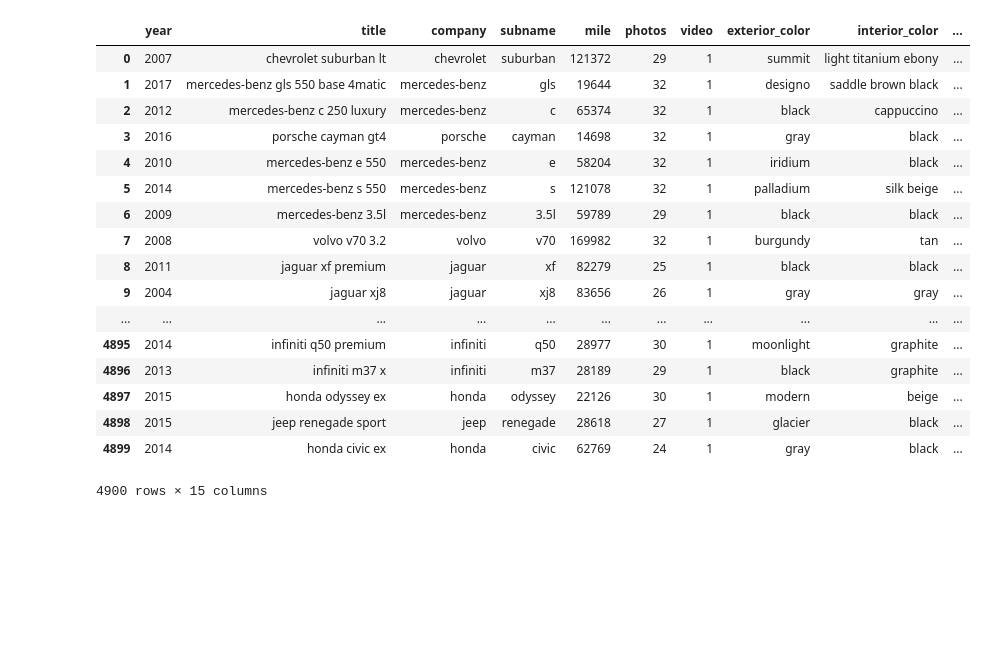
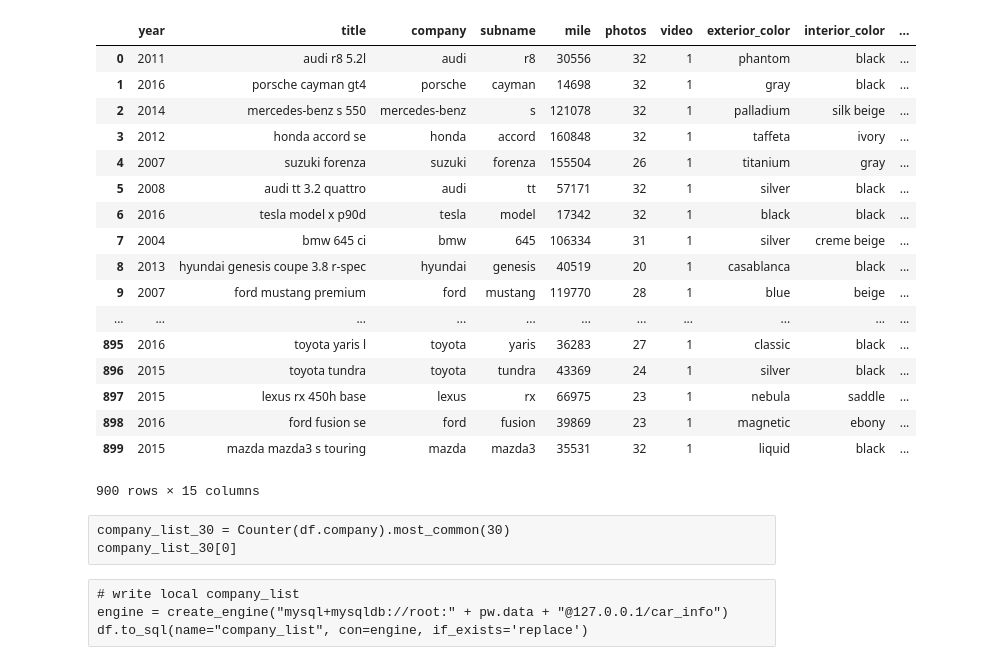
Before and after one commit to kish191919/Predict_Used_Car_Price_by_Python, a Jupyter notebook: Georgia_Used_Car_Price_Crawling_to_Mysql.ipynb, the cells around one changed output. Saved outputs shown, nothing was run; the diff lists cells and outputs as text; code cells hidden in the pictures; blank space fills up the shorter version.

```diff
--- a/Georgia_Used_Car_Price_Crawling_to_Mysql.ipynb
+++ b/Georgia_Used_Car_Price_Crawling_to_Mysql.ipynb
@@ -15,7 +16,7 @@ from sqlalchemy import create_engine
 # %%
 df = pd.DataFrame(columns = ['year', 'title','company','subname','mile','photos','video','exterior_color','interior_color','transmission','drivetrain','star','review_no','vendor','price'])
 
-for page in range(1,50):
+for page in range(1,10):
     url = 'https://www.cars.com/for-sale/searchresults.action/?page='+str(page)+'&perPage=100&rd=99999&searchSource=PAGINATION&showMore=true&sort=relevance&stkTypId=28881&zc=31216'
 
     sauce = urllib.request.urlopen(url).read()
@@ -129,50 +130,50 @@ for page in range(1,50):
                 'photos': photos,
                 'video' : video,
                 'exterior_color' : exterior_color.lower(),
                 'interior_color' : interior_color.lower(),
                 'transmission' : transmission.lower(),
                 'drivetrain' : drivetrain.lower(),
                 'star': star,
                 'review_no' : review_no,
 
                 'vendor' : vendor.lower(),
                 'price': price,
                     }
 
 
         df.loc[len(df)] = data
 
 df['transmission'] = df['transmission'].apply(lambda x: '6-speed' if x == 'automatic' or x == '6' else x)
 df['transmission'] = df['transmission'].apply(lambda x: '8-speed' if x == '8' else x)
 df['transmission'] = df['transmission'].apply(lambda x: '5-speed' if x == '5' else x)
 df['transmission'] = df['transmission'].apply(lambda x: '5-speed' if x == '5' else x)
 df['transmission'] = df['transmission'].apply(lambda x: 'x-speed' if x != '1-speed' and x != '2-speed' and x != '3-speed' and \
                                               x != '4-speed' and x != '5-speed' and x != '6-speed' and x != '7-speed' and x != '7-speed' and\
                                               x != '8-speed' and x != '9-speed' and x != '10-speed' \
                                               else x)
 df['drivetrain'] = df['drivetrain'].apply(lambda x: '4wd' if x == 'four wheel drive' or x == '4wd' or x=='4x4'or x=='awd'else x)
 df['drivetrain'] = df['drivetrain'].apply(lambda x: 'fwd' if x == '2wd' or x=='f w d' else x)
 df['drivetrain'] = df['drivetrain'].apply(lambda x: '4wd' if x != 'fwd' and  x!='rwd' and x!='4wd' else x)
 df
 # %% [output]
 |  | year | title | company | subname | mile | photos | video | exterior_color | interior_color | ... |
-| 0 | 2007 | chevrolet suburban lt | chevrolet | suburban | 121372 | 29 | 1 | summit | light titanium ebony | ... |
-| 1 | 2017 | mercedes-benz gls 550 base 4matic | mercedes-benz | gls | 19644 | 32 | 1 | designo | saddle brown black | ... |
-| 2 | 2012 | mercedes-benz c 250 luxury | mercedes-benz | c | 65374 | 32 | 1 | black | cappuccino | ... |
-| 3 | 2016 | porsche cayman gt4 | porsche | cayman | 14698 | 32 | 1 | gray | black | ... |
-| 4 | 2010 | mercedes-benz e 550 | mercedes-benz | e | 58204 | 32 | 1 | iridium | black | ... |
-| 5 | 2014 | mercedes-benz s 550 | mercedes-benz | s | 121078 | 32 | 1 | palladium | silk beige | ... |
-| 6 | 2009 | mercedes-benz 3.5l | mercedes-benz | 3.5l | 59789 | 29 | 1 | black | black | ... |
-| 7 | 2008 | volvo v70 3.2 | volvo | v70 | 169982 | 32 | 1 | burgundy | tan | ... |
-| 8 | 2011 | jaguar xf premium | jaguar | xf | 82279 | 25 | 1 | black | black | ... |
-| 9 | 2004 | jaguar xj8 | jaguar | xj8 | 83656 | 26 | 1 | gray | gray | ... |
+| 0 | 2011 | audi r8 5.2l | audi | r8 | 30556 | 32 | 1 | phantom | black | ... |
+| 1 | 2016 | porsche cayman gt4 | porsche | cayman | 14698 | 32 | 1 | gray | black | ... |
+| 2 | 2014 | mercedes-benz s 550 | mercedes-benz | s | 121078 | 32 | 1 | palladium | silk beige | ... |
+| 3 | 2012 | honda accord se | honda | accord | 160848 | 32 | 1 | taffeta | ivory | ... |
+| 4 | 2007 | suzuki forenza | suzuki | forenza | 155504 | 26 | 1 | titanium | gray | ... |
+| 5 | 2008 | audi tt 3.2 quattro | audi | tt | 57171 | 32 | 1 | silver | black | ... |
+| 6 | 2016 | tesla model x p90d | tesla | model | 17342 | 32 | 1 | black | black | ... |
+| 7 | 2004 | bmw 645 ci | bmw | 645 | 106334 | 31 | 1 | silver | creme beige | ... |
+| 8 | 2013 | hyundai genesis coupe 3.8 r-spec | hyundai | genesis | 40519 | 20 | 1 | casablanca | black | ... |
+| 9 | 2007 | ford mustang premium | ford | mustang | 119770 | 28 | 1 | blue | beige | ... |
 | ... | ... | ... | ... | ... | ... | ... | ... | ... | ... | ... |
-| 4895 | 2014 | infiniti q50 premium | infiniti | q50 | 28977 | 30 | 1 | moonlight | graphite | ... |
-| 4896 | 2013 | infiniti m37 x | infiniti | m37 | 28189 | 29 | 1 | black | graphite | ... |
-| 4897 | 2015 | honda odyssey ex | honda | odyssey | 22126 | 30 | 1 | modern | beige | ... |
-| 4898 | 2015 | jeep renegade sport | jeep | renegade | 28618 | 27 | 1 | glacier | black | ... |
-| 4899 | 2014 | honda civic ex | honda | civic | 62769 | 24 | 1 | gray | black | ... |
+| 895 | 2016 | toyota yaris l | toyota | yaris | 36283 | 27 | 1 | classic | black | ... |
+| 896 | 2015 | toyota tundra | toyota | tundra | 43369 | 24 | 1 | silver | black | ... |
+| 897 | 2015 | lexus rx 450h base | lexus | rx | 66975 | 23 | 1 | nebula | saddle | ... |
+| 898 | 2016 | ford fusion se | ford | fusion | 39869 | 23 | 1 | magnetic | ebony | ... |
+| 899 | 2015 | mazda mazda3 s touring | mazda | mazda3 | 35531 | 32 | 1 | liquid | black | ... |
-4900 rows × 15 columns
+900 rows × 15 columns
 # %%
 df["year"] = df["year"].astype('int')
 df["mile"] = df["mile"].astype('int')
@@ -193,3 +194,10 @@ pw = pickle.load(open('./Data/pw.p','rb'))
 # write local car_info
 engine = create_engine("mysql+mysqldb://root:" + pw.data + "@127.0.0.1/car_info")
 df.to_sql(name="car_info", con=engine, if_exists='replace')
+# %% [raw]
+company_list_30 = Counter(df.company).most_common(30)
+company_list_30[0]
+# %% [raw]
+# write local company_list
+engine = create_engine("mysql+mysqldb://root:" + pw.data + "@127.0.0.1/car_info")
+df.to_sql(name="company_list", con=engine, if_exists='replace')
```
Also changed, not shown: parts of 1 cell of this notebook, 1 other file.
